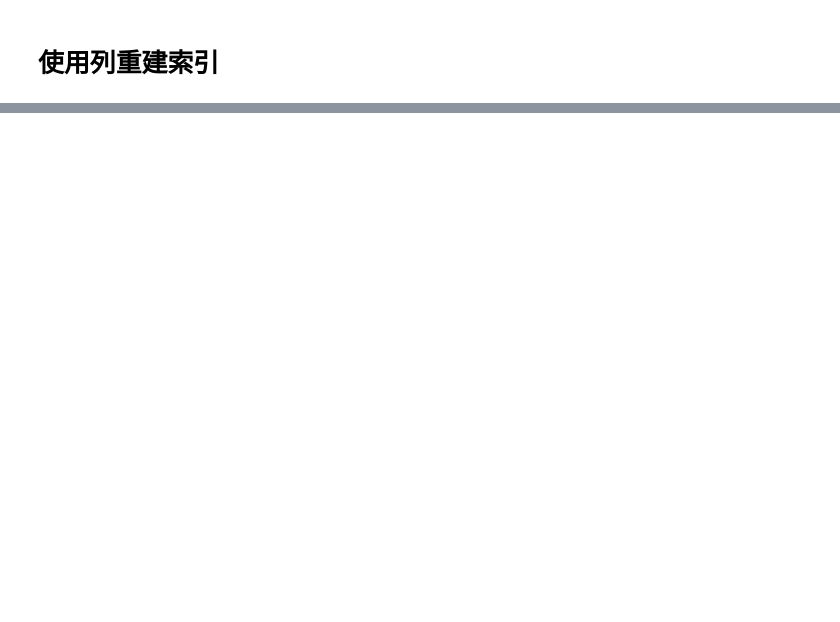
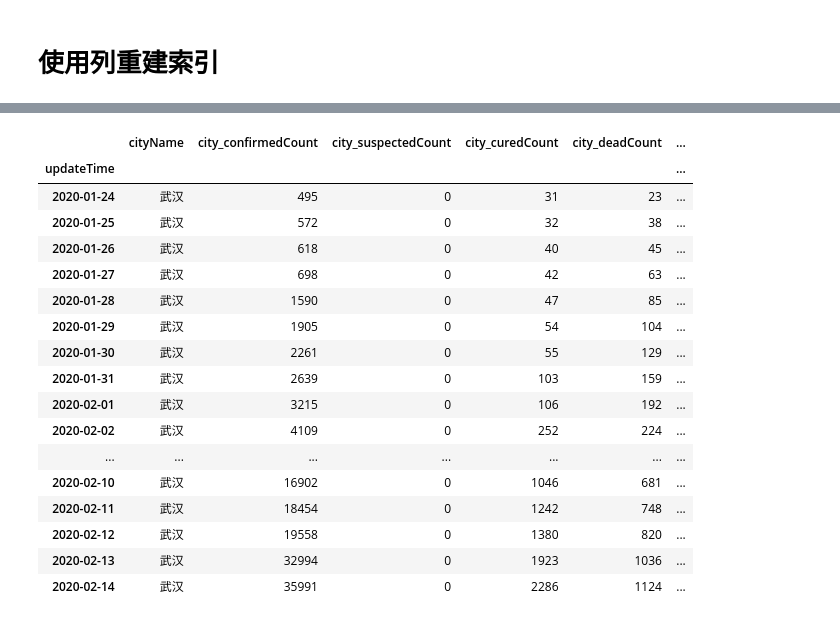
Before and after one commit to McJevons/DXY-2019-nCoV-Data, a Jupyter notebook: 疫情数据分析.ipynb, the cells around one changed output, grey strips where cells are left out. Cells and saved outputs as stored; diff of their text form; code cells hidden in the pictures; blank space fills up the shorter version.

```diff
--- a/疫情数据分析.ipynb
+++ b/疫情数据分析.ipynb
@@ -105,0 +112,21 @@ z.sort_values(['updateTime', 'cityName']).set_index(['updateTime', 'cityName'])
+# %%
+get_data_by_cities(data.copy(),['武汉'])
+# %% [output]
+|  | cityName | city_confirmedCount | city_suspectedCount | city_curedCount | city_deadCount | ... |
+| updateTime |  |  |  |  |  | ... |
+| 2020-01-24 | 武汉 | 495 | 0 | 31 | 23 | ... |
+| 2020-01-25 | 武汉 | 572 | 0 | 32 | 38 | ... |
+| 2020-01-26 | 武汉 | 618 | 0 | 40 | 45 | ... |
+| 2020-01-27 | 武汉 | 698 | 0 | 42 | 63 | ... |
+| 2020-01-28 | 武汉 | 1590 | 0 | 47 | 85 | ... |
+| 2020-01-29 | 武汉 | 1905 | 0 | 54 | 104 | ... |
+| 2020-01-30 | 武汉 | 2261 | 0 | 55 | 129 | ... |
+| 2020-01-31 | 武汉 | 2639 | 0 | 103 | 159 | ... |
+| 2020-02-01 | 武汉 | 3215 | 0 | 106 | 192 | ... |
+| 2020-02-02 | 武汉 | 4109 | 0 | 252 | 224 | ... |
+| ... | ... | ... | ... | ... | ... | ... |
+| 2020-02-10 | 武汉 | 16902 | 0 | 1046 | 681 | ... |
+| 2020-02-11 | 武汉 | 18454 | 0 | 1242 | 748 | ... |
+| 2020-02-12 | 武汉 | 19558 | 0 | 1380 | 820 | ... |
+| 2020-02-13 | 武汉 | 32994 | 0 | 1923 | 1036 | ... |
+| 2020-02-14 | 武汉 | 35991 | 0 | 2286 | 1124 | ... |
```
Also changed, not shown: parts of 10 cells of this notebook, 2 other files.
